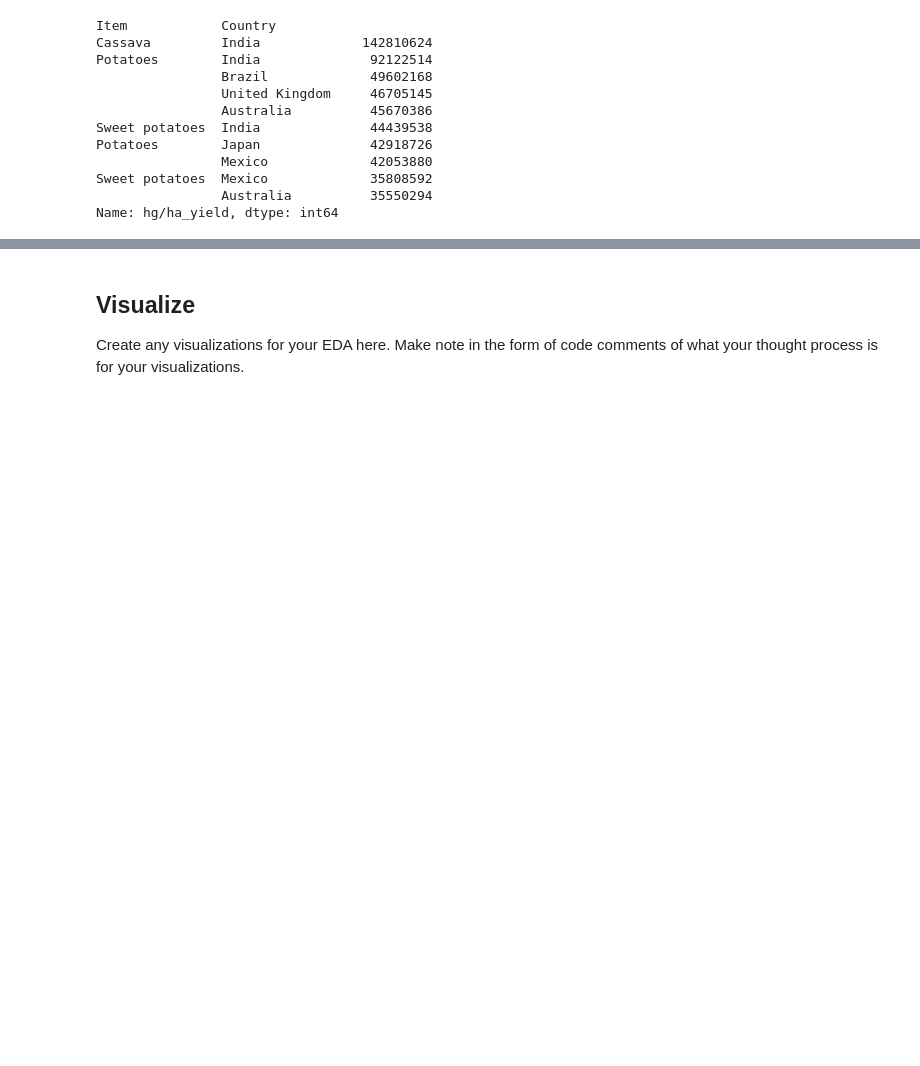
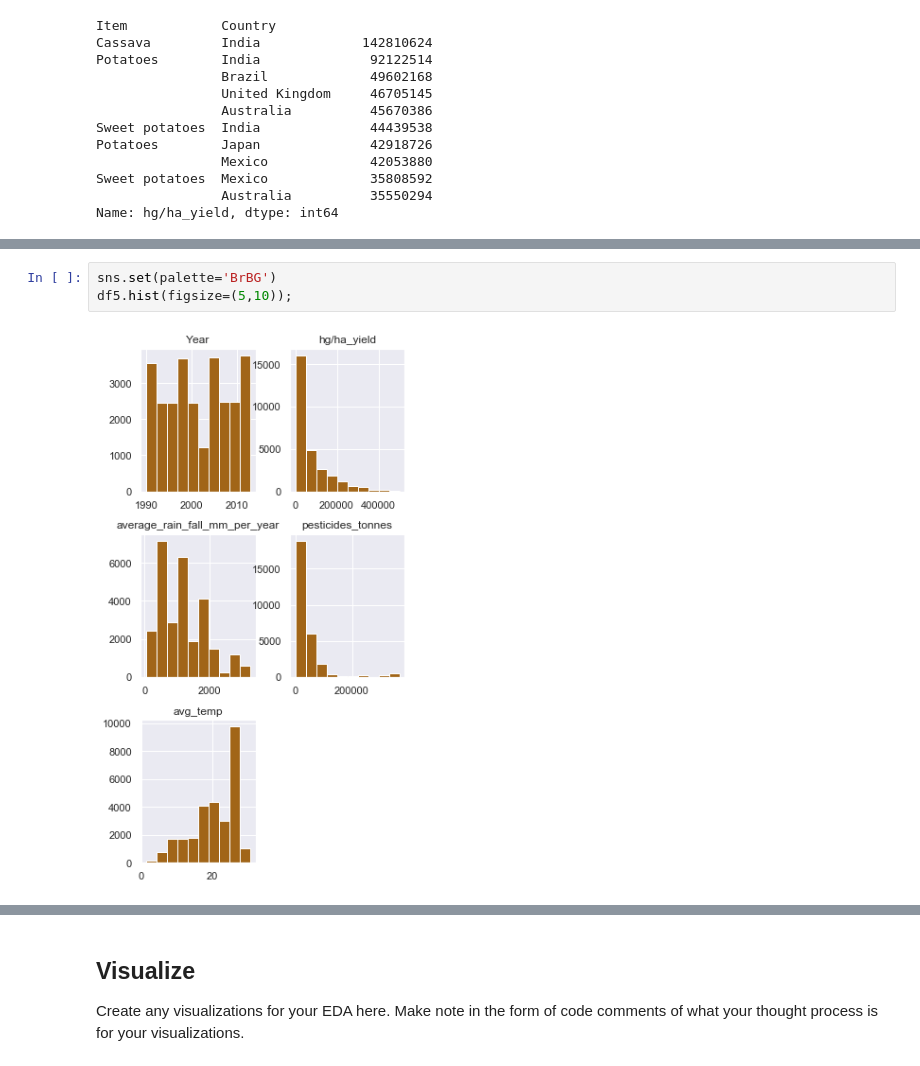
Before and after one commit to Prtb0/EDA_cropyield_prediction, a Jupyter notebook: EDA_cropyield_prediction.ipynb, the cells around one changed output, grey strips where cells are left out. Drawn from its saved outputs; the diff is of its cells as text; blank space fills up the shorter version.

```diff
--- a/EDA_cropyield_prediction.ipynb
+++ b/EDA_cropyield_prediction.ipynb
@@ -395,0 +416,5 @@ Name: hg/ha_yield, dtype: int64
+# %%
+sns.set(palette='BrBG')
+df5.hist(figsize=(5,10));
+# %% [output]
+[figure, added]
```
Also changed, not shown: parts of 8 cells of this notebook.
